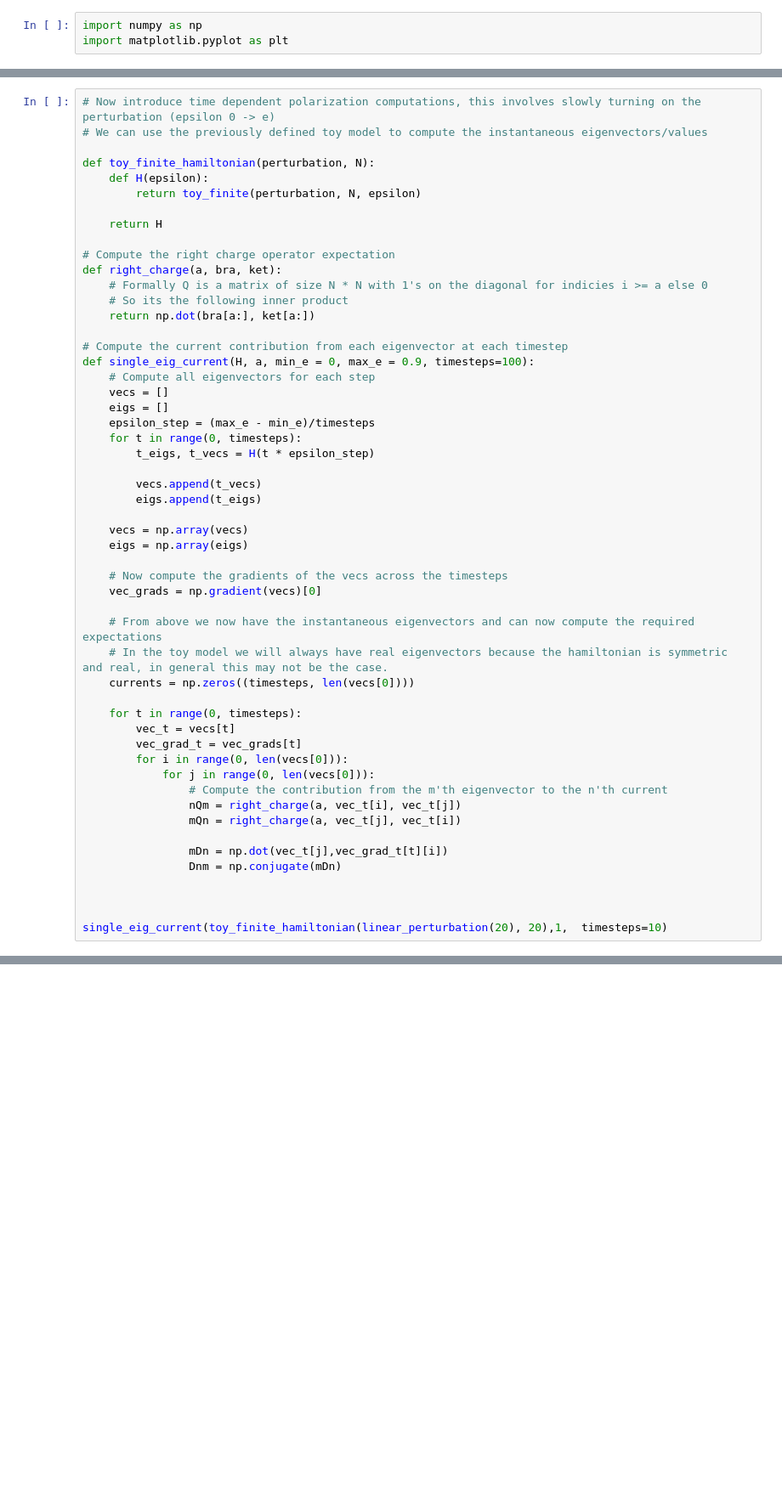
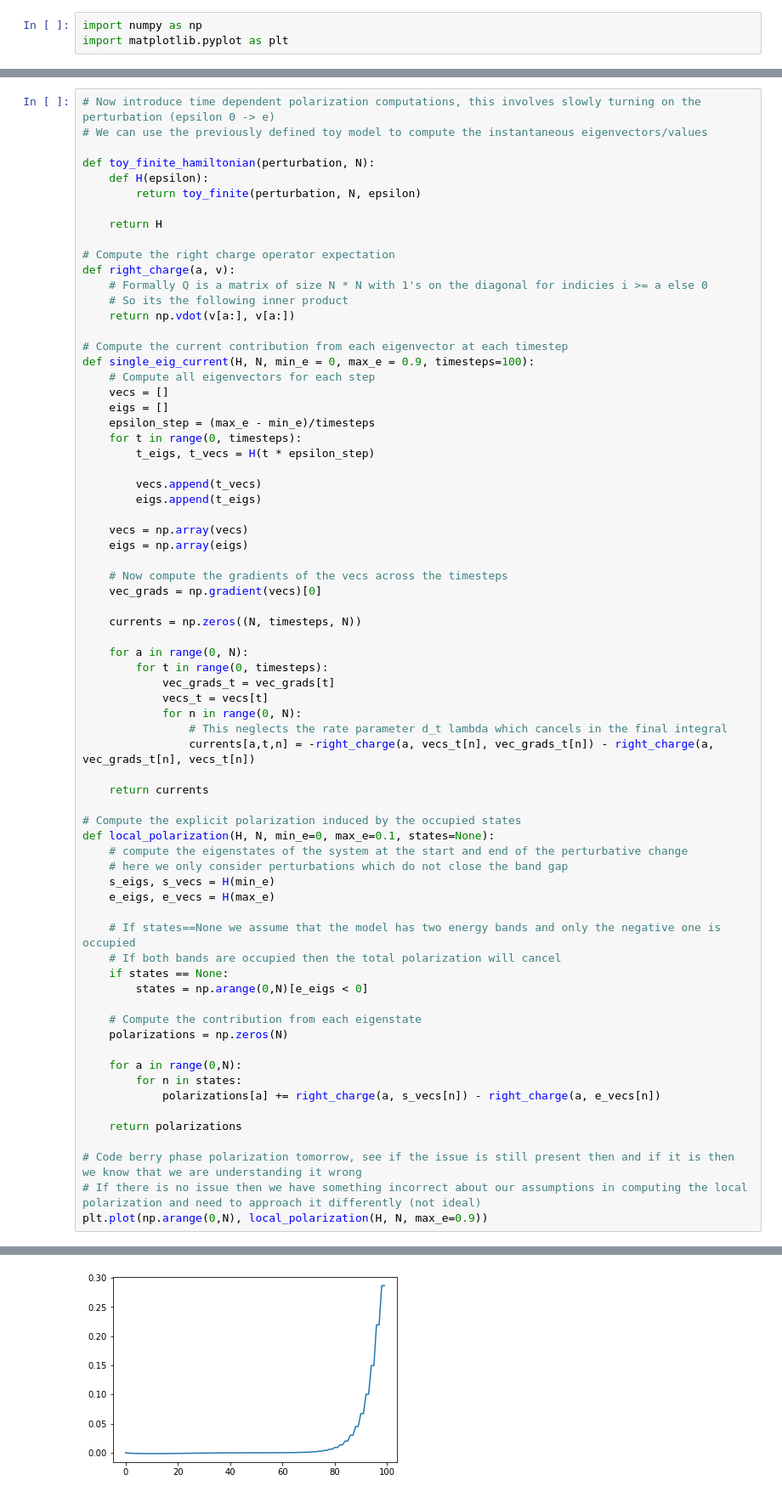
Before and after one commit to lucas-s-work/M4R, a Jupyter notebook: masters.ipynb, the cells around one changed output, grey strips where cells are left out. Shown at 85% size. Cells and saved outputs as stored; diff of their text form; blank space fills up the shorter version.

Commit message:
Fix bulk polarization definition, it works

```diff
--- a/masters.ipynb
+++ b/masters.ipynb
@@ -139,13 +157,13 @@ def toy_finite_hamiltonian(perturbation, N):
     return H
 
 # Compute the right charge operator expectation
-def right_charge(a, bra, ket):
+def right_charge(a, v):
     # Formally Q is a matrix of size N * N with 1's on the diagonal for indicies i >= a else 0
     # So its the following inner product
-    return np.dot(bra[a:], ket[a:])
+    return np.vdot(v[a:], v[a:])
 
 # Compute the current contribution from each eigenvector at each timestep
-def single_eig_current(H, a, min_e = 0, max_e = 0.9, timesteps=100):
+def single_eig_current(H, N, min_e = 0, max_e = 0.9, timesteps=100):
     # Compute all eigenvectors for each step
     vecs = []
     eigs = []
@@ -162,22 +180,40 @@ def single_eig_current(H, a, min_e = 0, max_e = 0.9, timesteps=100):
     # Now compute the gradients of the vecs across the timesteps
     vec_grads = np.gradient(vecs)[0]
 
-    # From above we now have the instantaneous eigenvectors and can now compute the required expectations
-    # In the toy model we will always have real eigenvectors because the hamiltonian is symmetric and real, in general this may not be the case.
-    currents = np.zeros((timesteps, len(vecs[0])))
+    currents = np.zeros((N, timesteps, N))
 
-    for t in range(0, timesteps):
-        vec_t = vecs[t]
-        vec_grad_t = vec_grads[t]
-        for i in range(0, len(vecs[0])):
-            for j in range(0, len(vecs[0])):
-                # Compute the contribution from the m'th eigenvector to the n'th current
-                nQm = right_charge(a, vec_t[i], vec_t[j])
-                mQn = right_charge(a, vec_t[j], vec_t[i])
+    for a in range(0, N):
+        for t in range(0, timesteps):
+            vec_grads_t = vec_grads[t]
+            vecs_t = vecs[t]
+            for n in range(0, N):
+                # This neglects the rate parameter d_t lambda which cancels in the final integral
+                currents[a,t,n] = -right_charge(a, vecs_t[n], vec_grads_t[n]) - right_charge(a, vec_grads_t[n], vecs_t[n])
 
-                mDn = np.dot(vec_t[j],vec_grad_t[t][i])
-                Dnm = np.conjugate(mDn)
+    return currents
 
+# Compute the explicit polarization induced by the occupied states
+def local_polarization(H, N, min_e=0, max_e=0.1, states=None):
+    # compute the eigenstates of the system at the start and end of the perturbative change
+    # here we only consider perturbations which do not close the band gap
+    s_eigs, s_vecs = H(min_e)
+    e_eigs, e_vecs = H(max_e)
 
+    # If states==None we assume that the model has two energy bands and only the negative one is occupied
+    # If both bands are occupied then the total polarization will cancel
+    if states == None:
+        states = np.arange(0,N)[e_eigs < 0]
 
-single_eig_current(toy_finite_hamiltonian(linear_perturbation(20), 20),1,  timesteps=10)
+    # Compute the contribution from each eigenstate
+    polarizations = np.zeros(N)
+
+    for a in range(0,N):
+        for n in states:
+            polarizations[a] += right_charge(a, s_vecs[n]) - right_charge(a, e_vecs[n])
+
+    return polarizations
+
+# Code berry phase polarization tomorrow, see if the issue is still present then and if it is then we know that we are understanding it wrong
+# If there is no issue then we have something incorrect about our assumptions in computing the local polarization and need to approach it differently (not ideal)
+plt.plot(np.arange(0,N), local_polarization(H, N, max_e=0.9))
+# %% [output]
@@ -183,0 +221 @@ single_eig_current(toy_finite_hamiltonian(linear_perturbation(20), 20),1,  times
+[figure, added]
```
Also changed, not shown: parts of 19 cells of this notebook.
